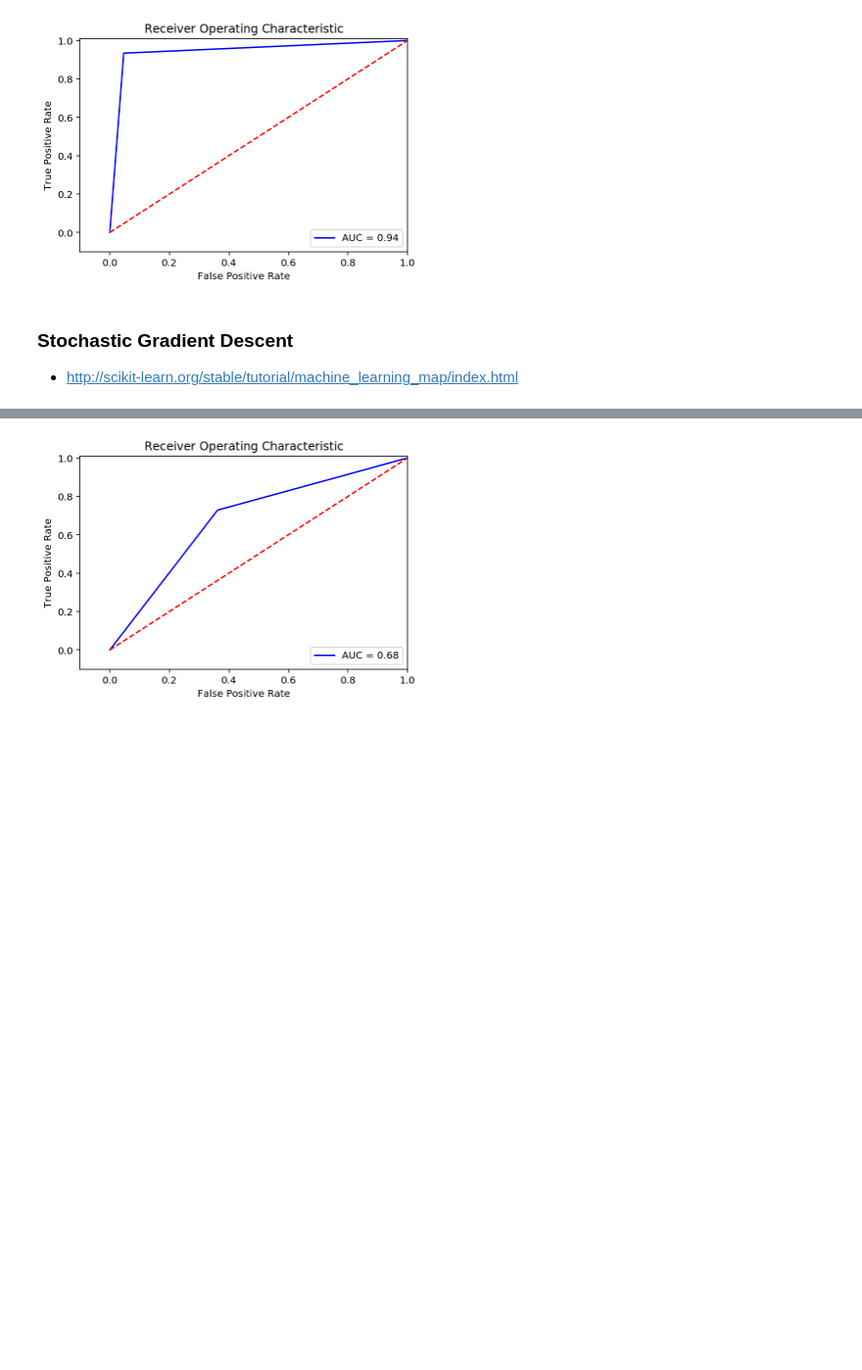
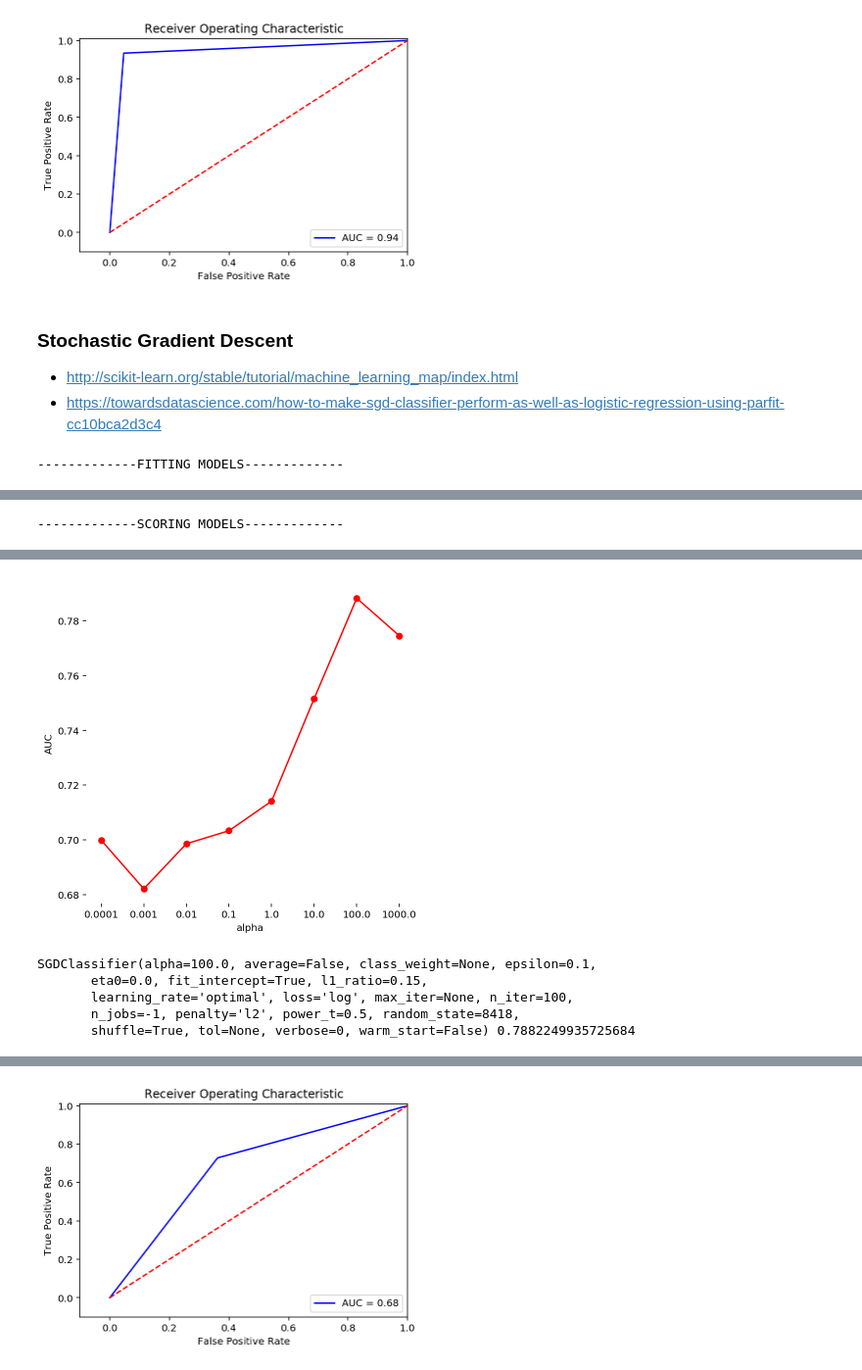
Before and after one commit to scheckley/bank_fraud_tensor, a Jupyter notebook: scratch-scikit.ipynb, the cells around one changed output, grey strips where cells are left out. Shown at 98% size. Saved outputs shown, nothing was run; the diff lists cells and outputs as text; code cells hidden in the pictures; blank space fills up the shorter version.

Commit message:
added parfit hyper-parameter tuning for SGD

```diff
--- a/scratch-scikit.ipynb
+++ b/scratch-scikit.ipynb
@@ -343,6 +402,7 @@ plt.show()
 ### Stochastic Gradient Descent
 
 * http://scikit-learn.org/stable/tutorial/machine_learning_map/index.html
+* https://towardsdatascience.com/how-to-make-sgd-classifier-perform-as-well-as-logistic-regression-using-parfit-cc10bca2d3c4
 # %%
 from sklearn.linear_model import SGDClassifier
 from sklearn.model_selection import GridSearchCV
@@ -349,0 +422,25 @@ from sklearn.metrics import accuracy_score, confusion_matrix, f1_score
+# %%
+grid = {
+    'alpha': [1e-4, 1e-3, 1e-2, 1e-1, 1e0, 1e1, 1e2, 1e3],  # learning rate
+    'n_iter': [100],  # number of epochs
+    'loss': ['log'],  # logistic regression,
+    'penalty': ['l2'],
+    'n_jobs': [-1],
+    'random_state': [8418]
+}
+paramGrid = ParameterGrid(grid)
+
+best_model, best_score, all_models, all_scores = pf.bestFit(
+    SGDClassifier(),
+    paramGrid,
+    X_train_resampled,
+    y_train_resampled,
+    X_test,
+    y_test,  # nfolds=5 [optional, instead of validation set]
+    metric=roc_auc_score,
+    greater_is_better=True,
+    scoreLabel='AUC')
+
+print(best_model, best_score)
+# %% [output]
+-------------FITTING MODELS-------------
@@ -349,0 +456 @@ from sklearn.metrics import accuracy_score, confusion_matrix, f1_score
+-------------SCORING MODELS-------------
@@ -349,0 +458,6 @@ from sklearn.metrics import accuracy_score, confusion_matrix, f1_score
+[figure, added]
+SGDClassifier(alpha=100.0, average=False, class_weight=None, epsilon=0.1,
+       eta0=0.0, fit_intercept=True, l1_ratio=0.15,
+       learning_rate='optimal', loss='log', max_iter=None, n_iter=100,
+       n_jobs=-1, penalty='l2', power_t=0.5, random_state=8418,
+       shuffle=True, tol=None, verbose=0, warm_start=False) 0.7882249935725684
```
Also changed, not shown: parts of 21 cells of this notebook.
